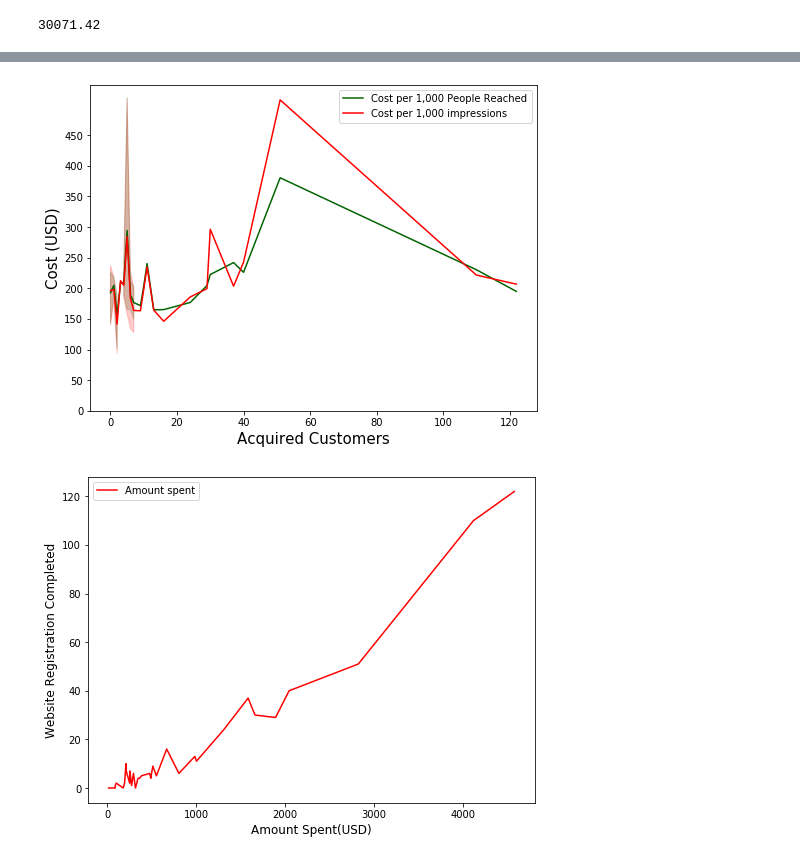
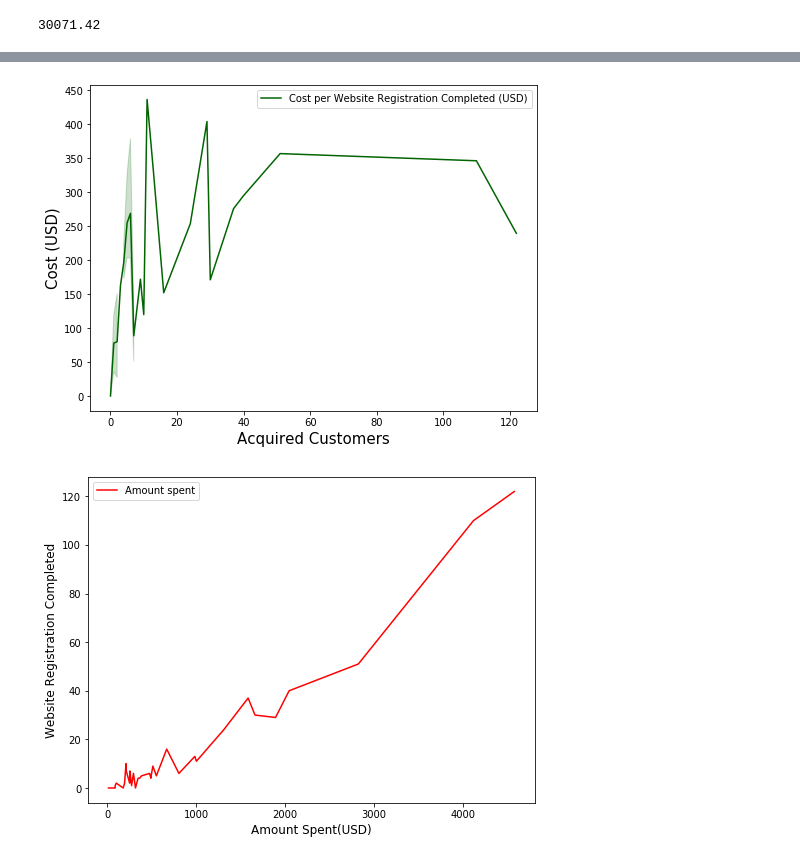
Before and after one commit to Lidetsal/Facebook-Ad-Project, a Jupyter notebook: Data Prep.ipynb, the cells around one changed output, grey strips where cells are left out. Cells and saved outputs as stored; diff of their text form; code cells hidden in the pictures.

```diff
--- a/Data Prep.ipynb
+++ b/Data Prep.ipynb
@@ -107,5 +100,8 @@ grouped.head()
 | 3 | 4 | 43112 | 7.830940 | 1312.77 | 55490 | 185.855756 | 448.0 | ... |
 | 4 | 5 | 26836 | 7.865254 | 670.06 | 30412 | 146.089718 | 153.0 | ... |
 # %%
-grouped['Cost per Website Registration Completed (USD)']
+grouped['target'] = grouped['Cost per Website Registration Completed (USD)']/grouped['Website Registrations Completed']
+
+
+grouped.head()
 # %% [output]
@@ -160,23 +154,23 @@ grouped.head(2)
 # %%
 plt.figure(figsize=(8,6))
 
 # sns.lineplot(grouped['Website Registrations Completed'],
 #              grouped['Cost per Website Lead (USD)'], color='r' , label='Cost per Website Lead')
 sns.lineplot(grouped['Website Registrations Completed'],
-              grouped['Cost per 1,000 People Reached (USD)'], color='darkgreen',
-            label='Cost per 1,000 People Reached')
-sns.lineplot(grouped['Website Registrations Completed'],
-    grouped['CPM (Cost per 1,000 Impressions) (USD)'], color='R', label='Cost per 1,000 impressions' )
+              grouped['Cost per Website Registration Completed (USD)'], color='darkgreen',
+            label='Cost per Website Registration Completed (USD)')
+# sns.lineplot(grouped['Website Registrations Completed'],
+#     grouped['CPM (Cost per 1,000 Impressions) (USD)'], color='R', label='Cost per 1,000 impressions' )
 
 
 plt.xlabel('Acquired Customers', fontsize=15)
 plt.ylabel('Cost (USD)', fontsize=15)
 plt.yticks(np.arange(0, 500, step=50))
 
 plt.legend()
 plt.show()
 # %% [output]
-[figure, old version]
+[figure, new version]
 # %%
 plt.figure(figsize=(8,6))
 
```
Also changed, not shown: parts of 8 cells of this notebook, 1 other file.
